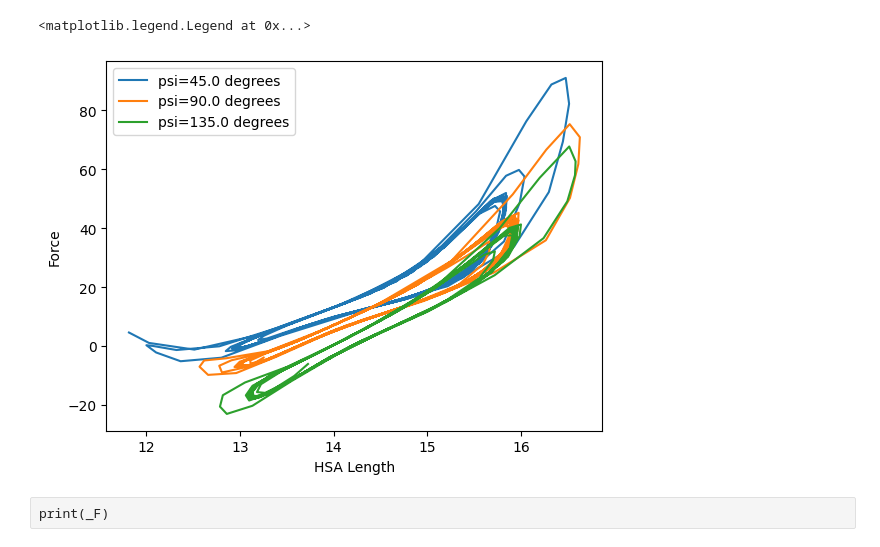
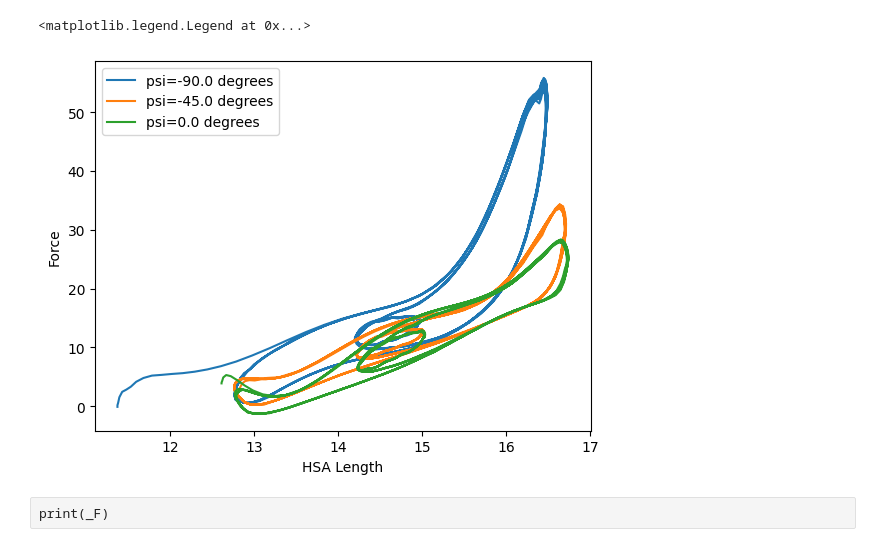
Before and after one commit to JGSuw/hsa_hopper_control, a Jupyter notebook: notebooks/hsa_identification.ipynb, the cells around one changed output. Saved outputs shown, nothing was run; the diff lists cells and outputs as text; code cells hidden in the pictures.

```diff
--- a/notebooks/hsa_identification.ipynb
+++ b/notebooks/hsa_identification.ipynb
@@ -6,7 +6,7 @@ import os
 from matplotlib import pyplot as plt
 
 # read in all the data
-trial_folder = '/home/joseph/workspaces/hsa_hopper/hsa_hopper_control/data/hsa_identification/2024-05-16_1715893054'
+trial_folder = '/home/joseph/workspaces/hsa_hopper/hsa_hopper_control/data/hsa_identification/2024-06-15_1718407280'
 with open(os.path.join(trial_folder, 'experiment_config.yaml'), 'r') as f:
     experiment_config = yaml.load(f, yaml.Loader)
 with open(os.path.join(trial_folder, 'hardware_config.yaml'), 'r') as f:
@@ -26,12 +26,13 @@ def calculate_dynamics(x,t):
     # b = np.zeros(3*(M-2))
     b = np.zeros(2*(M-2))
     for i in range(M-2):
-        dt = t[i]-t[i-1]
+        dt1 = t[i+1]-t[i]
+        dt2 = t[i+2]-t[i+1]
         # what was the equation? I think there is a mistake here...
         #x[i] = x[i+1]-dt*xdot[i+1]+.5*xdot[i+1]**2
         #x[i+2] = x[i+1]+dt*xdot[i+1]+.5*xdot[i+1]**2
         # A_data.append([-dt, .5*dt**2, 1, dt, -1, dt, .5*dt**2])
-        A_data.append([-dt, .5*dt**2, dt, .5*dt**2])
+        A_data.append([-dt1, .5*dt2**2, dt1, .5*dt2**2])
         # b[3*i] = x[i]-x[i+1]
         b[2*i] = x[i]-x[i+1]
         # b[3*i+1] = 0.
@@ -45,7 +46,7 @@ def calculate_dynamics(x,t):
     return xdot, xddot
 # %%
 # downsample the data and fit the dynamics
-skip = 20
+skip = 5
 x = [np.array(arr[0::skip]) for arr in data['motor_angle']]
 tau = [np.array(arr[0::skip]) for arr in data['motor_torque']]
 l = [np.array(arr[0::skip]) for arr in data['hsa_len']]
@@ -60,0 +69,7 @@ for i in range(len(x)):
+# %%
+Nl = 10
+l_min = min([min(l[i]) for i in range(len(psi))])
+l_max = max([max(l[i]) for i in range(len(psi))])
+
+y = np.vstack(tuple([[_l, psi[i]] for _l in np.linspace(l_min,l_max, Nl)] for i in range(len(psi)))).T
+print(y.shape)
@@ -172,24 +180,29 @@ R2 = 0.9833172937282293
 # %%
 # pick a trajectory to plot this shitshow
 
-for idx in range(len(psi)):
-# for idx in [0,1,2,3]:
+# fig, axs = plt.subplots(nrows=3)
+# for idx in range(len(psi)):
+for idx in [0,1,2]:
     _psi = psi[idx]
+    _t = t[idx][1:-1]
     _x = x[idx][1:-1]
     _xdot = xdot[idx]
     _dldx = dldx[idx][1:-1]
     _l = l[idx][1:-1]
     _ldot = _dldx*_xdot
     _z = np.array([[_l[i],_psi] for i in range(_l.shape[0])])
     _F = np.array([model.dV(_l[i],_psi,_ldot[i]) for i in range(_l.shape[0])])
     # plt.plot(180/np.pi*_x,_F,label=f'psi={_psi} degrees')
     plt.plot(100*_l,_F,label=f'psi={_psi} degrees')
+    # axs[0].plot(100*_l,_F,label=f'psi={_psi} degrees')
+    # axs[1].plot(_t[:50], 100*_l[:50])
+    # axs[2].plot(_t[:50], _F[:50])
 plt.xlabel('HSA Length')
 plt.ylabel('Force')
 plt.legend()
 # %% [output]
 <matplotlib.legend.Legend at 0x...>
-[figure, old version]
+[figure, new version]
 # %% [raw]
 print(_F)
 # %%
```
Also changed, not shown: parts of 7 cells of this notebook, 6 other files.
